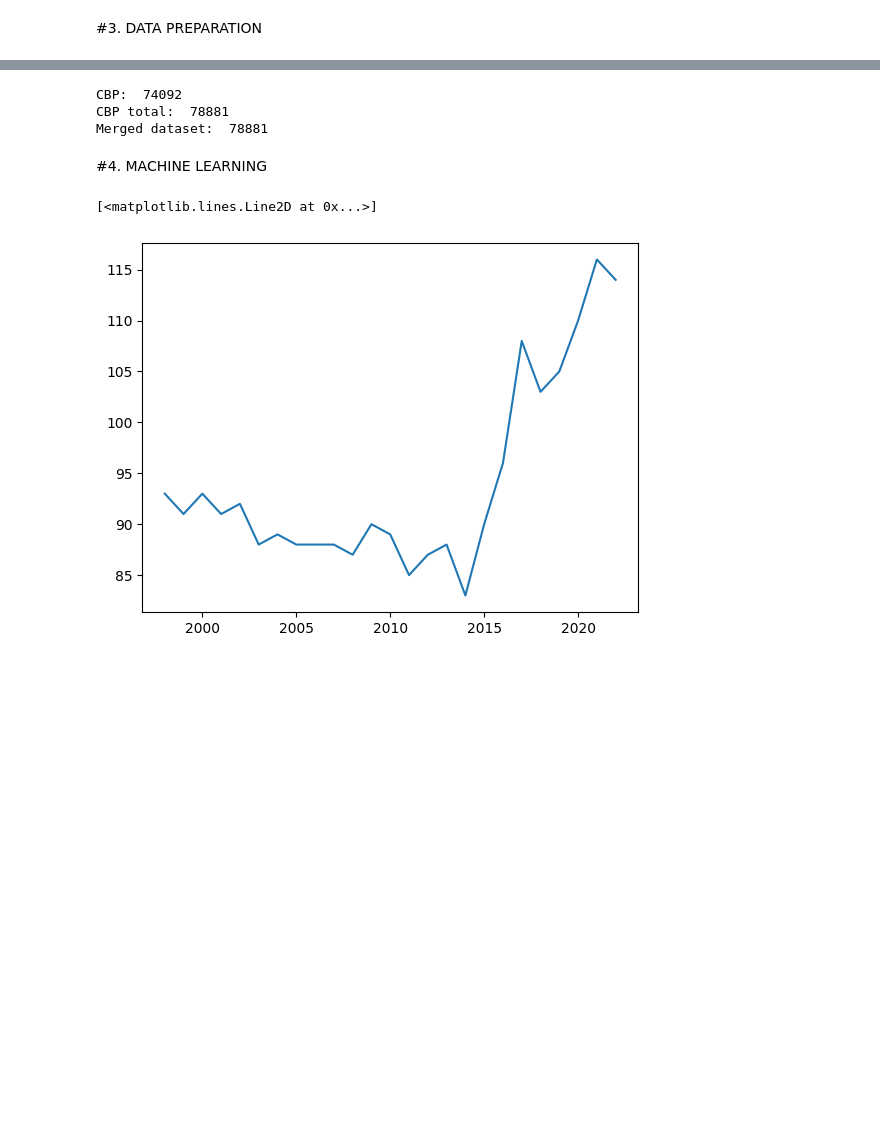
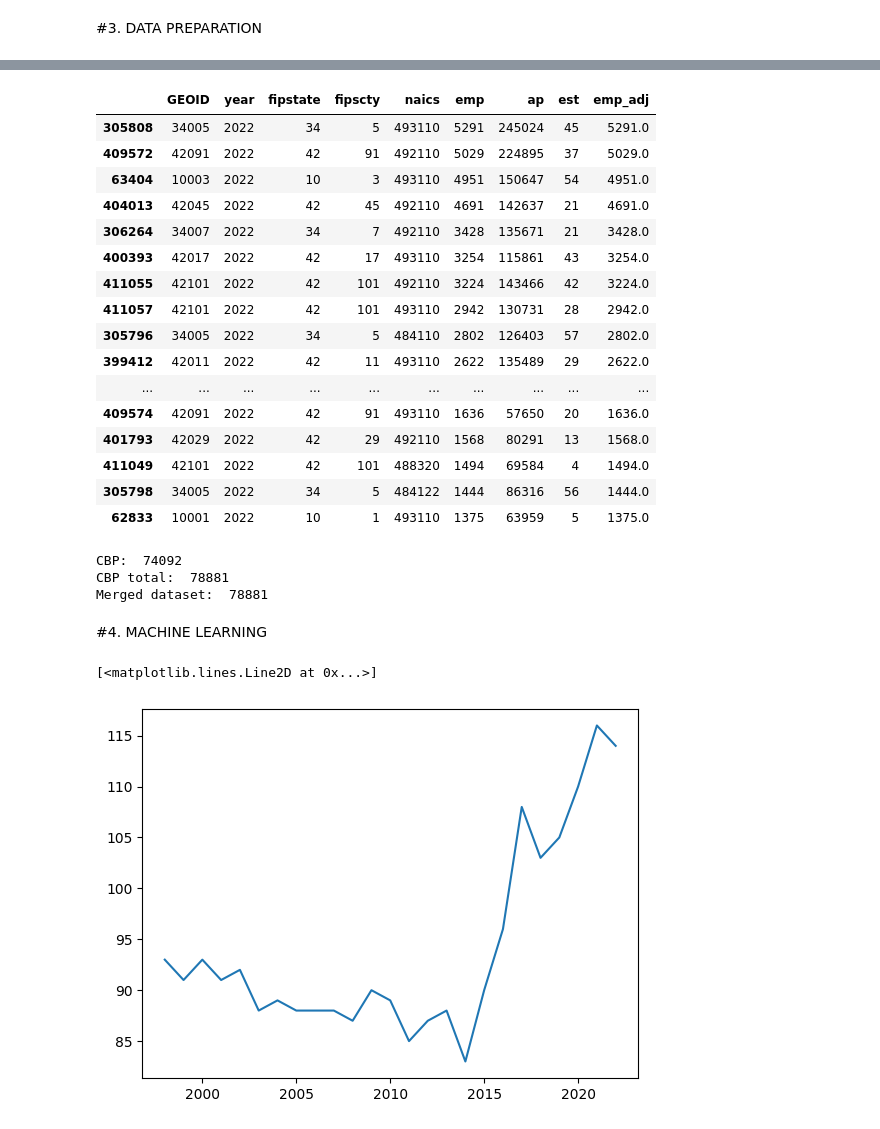
Before and after one commit to ReidelVichot/LC_identification, a Jupyter notebook: LC_GPhilly_062926.ipynb, the cells around one changed output, grey strips where cells are left out. Drawn from its saved outputs; the diff is of its cells as text; code cells hidden in the pictures; blank space fills up the shorter version.

```diff
--- a/LC_GPhilly_062926.ipynb
+++ b/LC_GPhilly_062926.ipynb
@@ -157,6 +157,7 @@ cbp_tot["emp_adj"] = cbp_tot.apply(lambda row: row["emp"] if (row["year"]==2018)
 
 
 # this cbp is from 1998-2022
+cbp_naics = cbp.groupby(["GEOID", "year", "fipstate", "fipscty", 'naics']).sum(numeric_only=True).reset_index()
 cbp = cbp.groupby(["GEOID", "year", "fipstate", "fipscty"]).sum(numeric_only=True).reset_index()
 cbp_tot = cbp_tot.groupby(["GEOID", "year", "fipstate", "fipscty"]).sum(numeric_only=True).reset_index()
 # -- save the cvs to use it later
@@ -211,0 +170,10 @@ CBP Total 78881
+# %%
+# Focusing on the Greater Philadelphia Area
+philadelphia_csa = [
+    "42011", "42017", "42029", "42045", "42091", "42101",  # Pennsylvania
+    "34001", "34005", "34007", "34009", "34011", "34015", "34033",  # New Jersey
+    "10001", "10003",  # Delaware
+    "24015"  # Maryland
+]
+cbp_naics_pa = cbp_naics[cbp_naics["GEOID"].isin(philadelphia_csa)]
+cbp_naics_pa.head()
@@ -212,3 +187,23 @@ CBP Total 78881
+# %%
+cbp_naics_pa[cbp_naics_pa.year == 2022].sort_values('emp_adj', ascending= False).head(20)
+# %% [output]
+|  | GEOID | year | fipstate | fipscty | naics | emp | ap | est | emp_adj |
+| 305808 | 34005 | 2022 | 34 | 5 | 493110 | 5291 | 245024 | 45 | 5291.0 |
+| 409572 | 42091 | 2022 | 42 | 91 | 492110 | 5029 | 224895 | 37 | 5029.0 |
+| 63404 | 10003 | 2022 | 10 | 3 | 493110 | 4951 | 150647 | 54 | 4951.0 |
+| 404013 | 42045 | 2022 | 42 | 45 | 492110 | 4691 | 142637 | 21 | 4691.0 |
+| 306264 | 34007 | 2022 | 34 | 7 | 492110 | 3428 | 135671 | 21 | 3428.0 |
+| 400393 | 42017 | 2022 | 42 | 17 | 493110 | 3254 | 115861 | 43 | 3254.0 |
+| 411055 | 42101 | 2022 | 42 | 101 | 492110 | 3224 | 143466 | 42 | 3224.0 |
+| 411057 | 42101 | 2022 | 42 | 101 | 493110 | 2942 | 130731 | 28 | 2942.0 |
+| 305796 | 34005 | 2022 | 34 | 5 | 484110 | 2802 | 126403 | 57 | 2802.0 |
+| 399412 | 42011 | 2022 | 42 | 11 | 493110 | 2622 | 135489 | 29 | 2622.0 |
+| ... | ... | ... | ... | ... | ... | ... | ... | ... | ... |
+| 409574 | 42091 | 2022 | 42 | 91 | 493110 | 1636 | 57650 | 20 | 1636.0 |
+| 401793 | 42029 | 2022 | 42 | 29 | 492110 | 1568 | 80291 | 13 | 1568.0 |
+| 411049 | 42101 | 2022 | 42 | 101 | 488320 | 1494 | 69584 | 4 | 1494.0 |
+| 305798 | 34005 | 2022 | 34 | 5 | 484122 | 1444 | 86316 | 56 | 1444.0 |
+| 62833 | 10001 | 2022 | 10 | 1 | 493110 | 1375 | 63959 | 5 | 1375.0 |
 # %%
 # Rename columns from the total employment dataframe to merge it later
 cbp_tot = cbp_tot.rename(columns={"emp":"tot_emp",	"ap":"tot_ap",	"est":"tot_est",	"emp_adj": "tot_emp_adj"})
```
Also changed, not shown: parts of 6 cells of this notebook.
